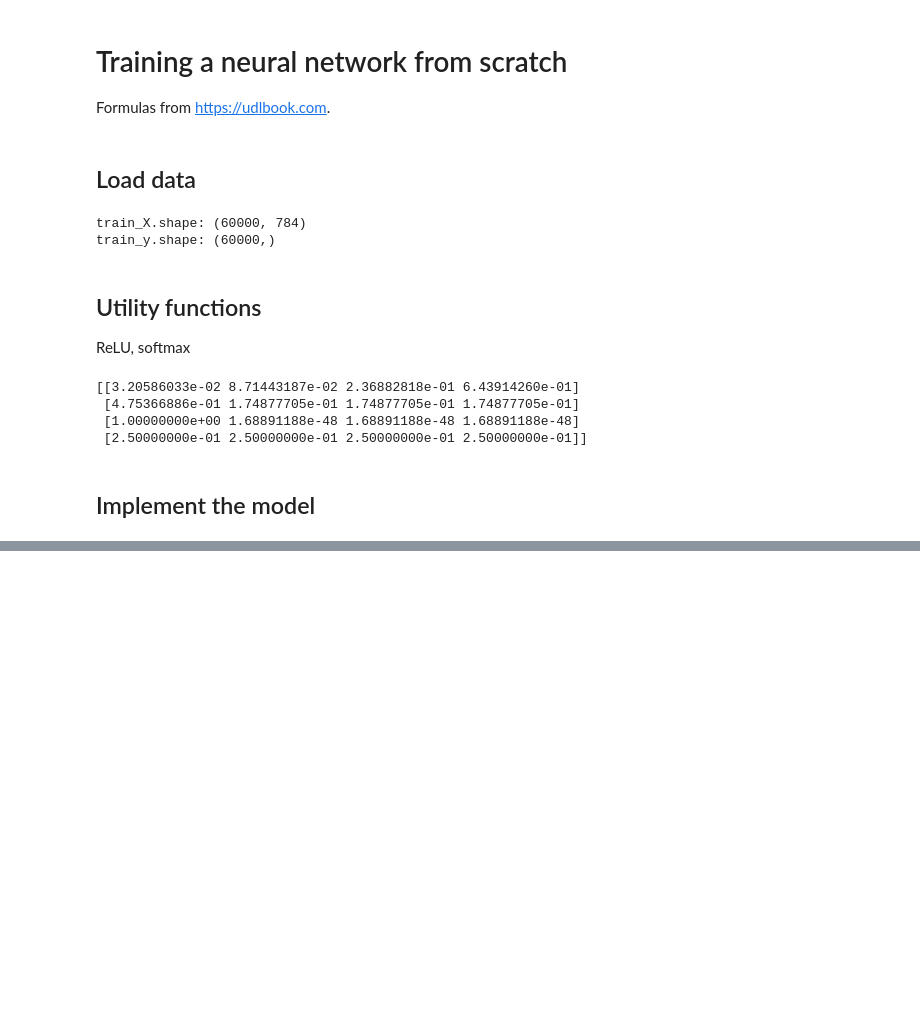
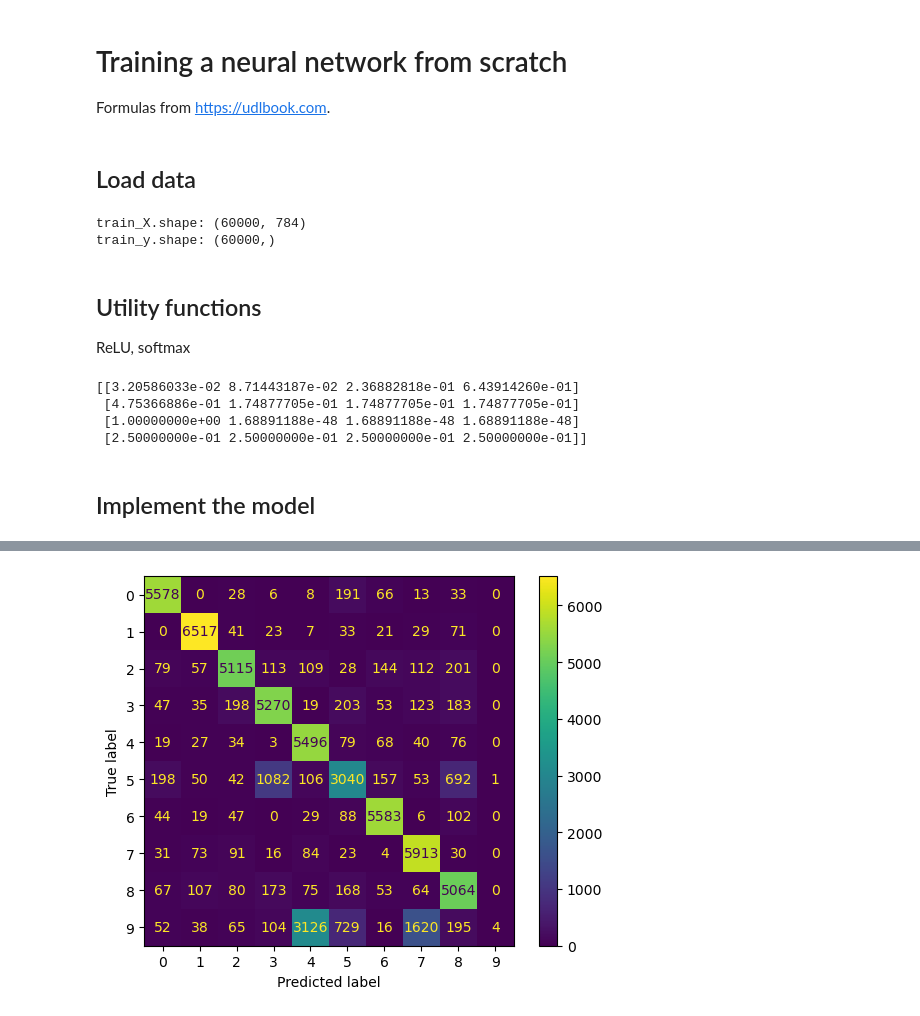
Before and after one commit to womogenes/deep-nn-from-scratch, a Jupyter notebook: main.ipynb, the cells around one changed output, grey strips where cells are left out. Drawn from its saved outputs; the diff is of its cells as text; code cells hidden in the pictures; blank space fills up the shorter version.

```diff
--- a/main.ipynb
+++ b/main.ipynb
@@ -75,6 +96,9 @@ class Layer:
         # Store values for forward pass
         self.in_acts = None
         self.out_acts = None
+
+        self.weights_update = ArrayWithMomentum(np.zeros_like(self.weights), 0.9, 0.999, 1e-8)
+        self.biases_update = ArrayWithMomentum(np.zeros_like(self.biases), 0.9, 0.999, 1e-8)
 
     def __call__(self, inputs):
         """
@@ -117,12 +141,15 @@ class Layer:
         # shape: (batch_size, N_nodes_prev_layer)
         return in_preacts_grad
 
-    def update_params(self, alpha=1e-3):
+    def update_params(self):
         """
         Update parameters with SGD and Adam.
         """
-        self.biases -= np.mean(self.biases_grad, axis=0) * alpha
-        self.weights -= np.mean(self.weights_grad, axis=0) * alpha
+        self.weights_update.update(np.mean(self.weights_grad, axis=0))
+        self.biases_update.update(np.mean(self.biases_grad, axis=0))
+
+        self.biases -= self.biases_update.get() * alpha
+        self.weights -= self.weights_update.get() * alpha
 # %%
 def cross_entropy_loss(outputs, y_true, from_logits=True):
     """
@@ -182,7 +209,8 @@ class Network:
         """
         Runs the inputs through the model, but argmax-es the last layer.
         """
-        return np.argmax(self.__call__(inputs), axis=-1)
+        outputs = self.__call__(inputs)
+        return np.argmax(outputs, axis=1)
 
     def compute_grads(self, X, y):
         """
@@ -210,13 +238,12 @@ class Network:
         cur_preact_grad = self.layers[-1].compute_grads(outputs_grad)
         for i in range(len(self.layers) - 2, -1, -1):
             cur_preact_grad = self.layers[i].compute_grads(cur_preact_grad)
-            return
 
     def update_params(self, alpha=1e-3):
         for layer in self.layers:
             layer.update_params(alpha)
 # %%
-nn = Network(784, 10, [200])
+nn = Network(784, 10, [128, 64])
 print(f"prediction on first example:")
 print(nn(train_X[:1]))
 
@@ -297,0 +333,6 @@ Text(0, 0.5, 'Training accuracy')
+# %%
+conf_mat = confusion_matrix(train_y, y_pred, labels=range(10))
+disp = ConfusionMatrixDisplay(conf_mat);
+disp.plot();
+# %% [output]
+[figure, added]
```
Also changed, not shown: parts of 11 cells of this notebook.
